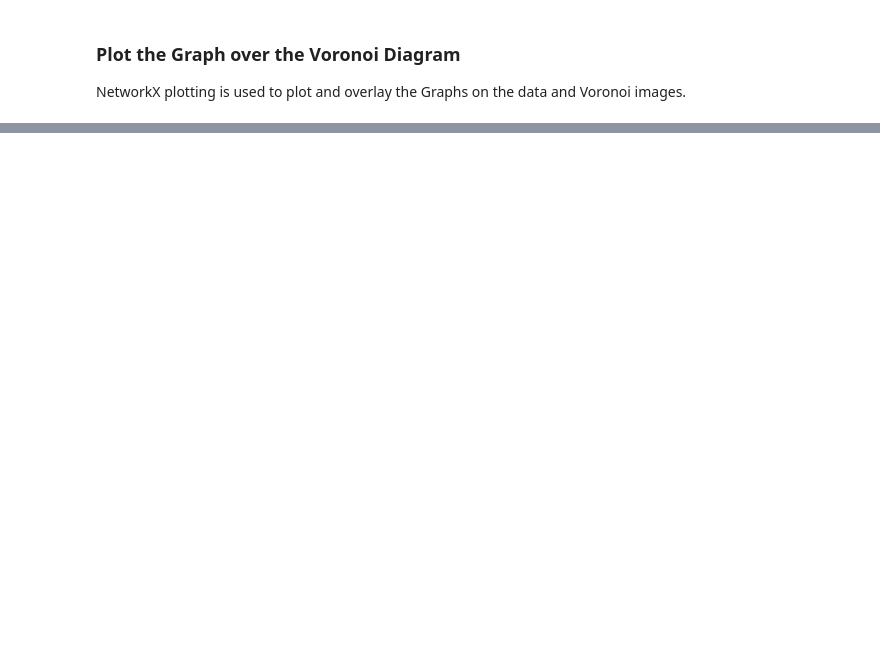
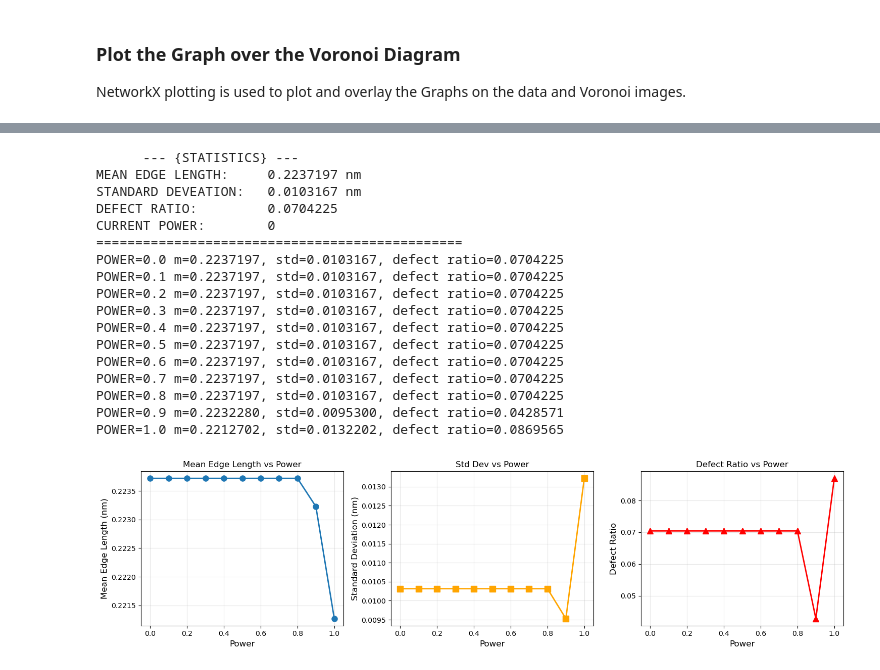
Before and after one commit to GallagherSurfaceLab/summer_26, a Jupyter notebook: STM_voronoi.ipynb, the cells around one changed output, grey strips where cells are left out. Cells and saved outputs as stored; diff of their text form; code cells hidden in the pictures; blank space fills up the shorter version.

```diff
--- a/STM_voronoi.ipynb
+++ b/STM_voronoi.ipynb
@@ -269,0 +276,70 @@ FILE NAME:     z3_scale_2.png
+# %%
+img_vor_t, img_vor_deg_t, v_border, graph_node, graph_inner, power = voronoi_tree(img, graph_node, k = k, power = power)
+g_msf = nx.minimum_spanning_tree(graph_inner)
+_, _, m, sig, _, defect_ratio = statistics(graph_node, graph_inner, g_msf)
+print("      --- {STATISTICS} ---")
+print(f"MEAN EDGE LENGTH:     {m:.7f} nm")
+print(f"STANDARD DEVEATION:   {sig:.7f} nm")
+print(f"DEFECT RATIO:         {defect_ratio:.7f}")
+print(f"CURRENT POWER:        {power}")
+print("===============================================")
+
+power_list = [0, 0.1, 0.2, 0.3, 0.4, 0.5, 0.6, 0.7, 0.8, 0.9, 1]
+m_values, sig_values, defect_ratio_values = [], [], []
+
+test = True
+if test == True:
+    for power in power_list:
+        img_vor_t, img_vor_deg_t, v_border, graph_node, graph_inner, power = voronoi_tree(img, graph_node, k = k, power = power)
+        g_msf = nx.minimum_spanning_tree(graph_inner)
+        _, _, m, sig, _, defect_ratio = statistics(graph_node, graph_inner, g_msf)
+        m_values.append(m)
+        sig_values.append(sig)
+        defect_ratio_values.append(defect_ratio)
+        print(f"POWER={power:.1f} m={m:.7f}, std={sig:.7f}, defect ratio={defect_ratio:.7f}")
+        #print("")
+        power = power + 0.1
+
+    fig, axes = plt.subplots(1, 3, figsize=(15, 4))
+
+    axes[0].plot(power_list, m_values, 'o-', linewidth=2, markersize=8)
+    axes[0].set_xlabel('Power', fontsize=12)
+    axes[0].set_ylabel('Mean Edge Length (nm)', fontsize=12)
+    axes[0].set_title('Mean Edge Length vs Power', fontsize=12)
+    axes[0].grid(True, alpha=0.3)
+
+    axes[1].plot(power_list, sig_values, 's-', linewidth=2, markersize=8, color='orange')
+    axes[1].set_xlabel('Power', fontsize=12)
+    axes[1].set_ylabel('Standard Deviation (nm)', fontsize=12)
+    axes[1].set_title('Std Dev vs Power', fontsize=12)
+    axes[1].grid(True, alpha=0.3)
+
+    axes[2].plot(power_list, defect_ratio_values, '^-', linewidth=2, markersize=8, color='red')
+    axes[2].set_xlabel('Power', fontsize=12)
+    axes[2].set_ylabel('Defect Ratio', fontsize=12)
+    axes[2].set_title('Defect Ratio vs Power', fontsize=12)
+    axes[2].grid(True, alpha=0.3)
+
+    plt.tight_layout()
+    plt.show()
+
+# THE PLOTS ARE STABLE IN THE RANGE (0.0, 8.0) SO WE CHOOSE POWER IN THE MIDDLE, OR SLIGHTLY CLOSER TO 0.0. WE CHOOSE POWER = 0.3
+# %% [output]
+      --- {STATISTICS} ---
+MEAN EDGE LENGTH:     0.2237197 nm
+STANDARD DEVEATION:   0.0103167 nm
+DEFECT RATIO:         0.0704225
+CURRENT POWER:        0
+===============================================
+POWER=0.0 m=0.2237197, std=0.0103167, defect ratio=0.0704225
+POWER=0.1 m=0.2237197, std=0.0103167, defect ratio=0.0704225
+POWER=0.2 m=0.2237197, std=0.0103167, defect ratio=0.0704225
+POWER=0.3 m=0.2237197, std=0.0103167, defect ratio=0.0704225
+POWER=0.4 m=0.2237197, std=0.0103167, defect ratio=0.0704225
+POWER=0.5 m=0.2237197, std=0.0103167, defect ratio=0.0704225
+POWER=0.6 m=0.2237197, std=0.0103167, defect ratio=0.0704225
+POWER=0.7 m=0.2237197, std=0.0103167, defect ratio=0.0704225
+POWER=0.8 m=0.2237197, std=0.0103167, defect ratio=0.0704225
+POWER=0.9 m=0.2232280, std=0.0095300, defect ratio=0.0428571
+POWER=1.0 m=0.2212702, std=0.0132202, defect ratio=0.0869565
+[figure, added]
```
Also changed, not shown: parts of 5 cells of this notebook, 1 other file.
